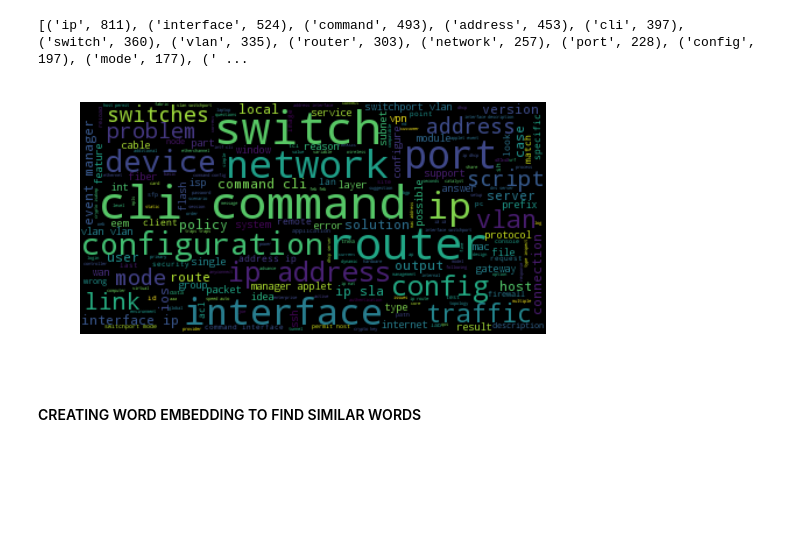
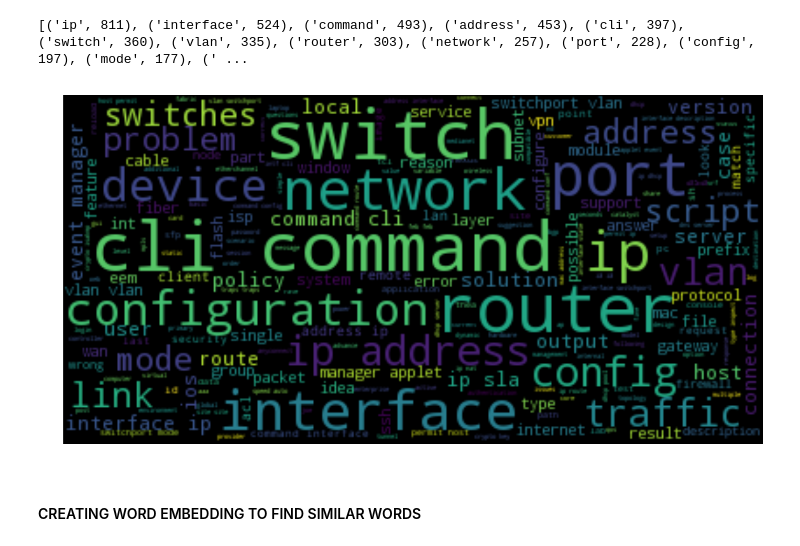
Before and after one commit to newgenrick/trend-and-sentiment-analysis-project, a Jupyter notebook: comment_categorisation.ipynb, the cells around one changed output. Saved outputs shown, nothing was run; the diff lists cells and outputs as text; code cells hidden in the pictures; blank space fills up the shorter version.

Commit message:
visualisation addons

```diff
--- a/comment_categorisation.ipynb
+++ b/comment_categorisation.ipynb
@@ -93,23 +93,24 @@ print(most_common)
 # %%
 import matplotlib.pyplot as plt
 %matplotlib inline
 from wordcloud import WordCloud, STOPWORDS
 stopwords_w = set(STOPWORDS)
 
 
 wordcloud = WordCloud(
                           background_color='black',
                           stopwords=stopwords_w,
-                          max_words=200,
+                          max_words=400,
                           max_font_size=40,
                           random_state=42
                          ).generate(all_comments)
 
+plt.figure(figsize=(15,10))
 plt.imshow(wordcloud)
 plt.axis('off')
 plt.show()
 # %% [output]
-[figure, old version]
+[figure, new version]
 # %% [markdown]
 #### CREATING WORD EMBEDDING TO FIND SIMILAR WORDS
 # %%
```
Also changed, not shown: parts of 3 cells of this notebook.
